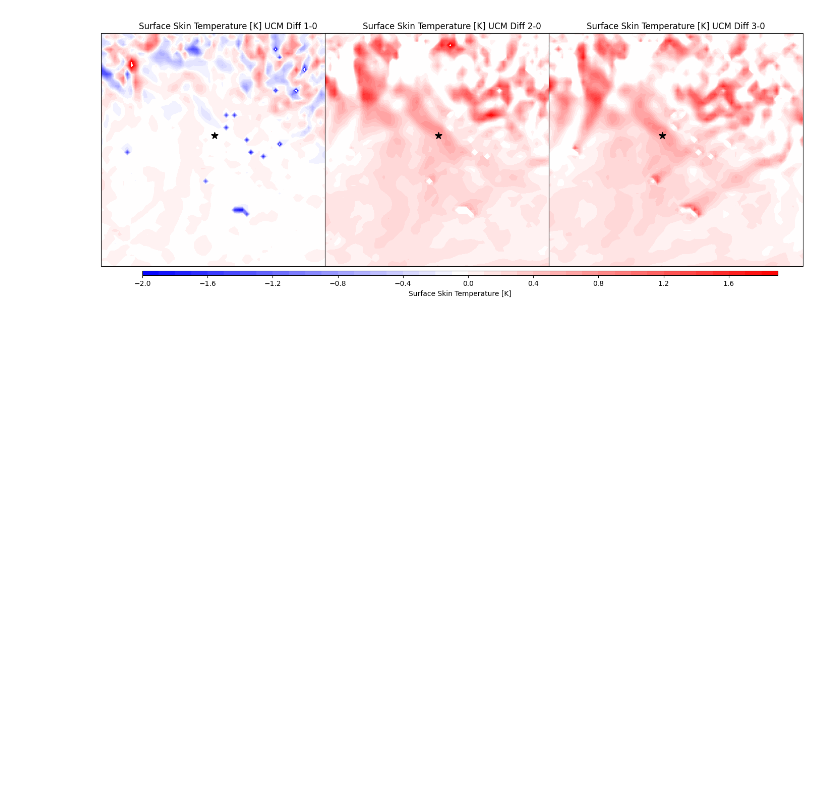
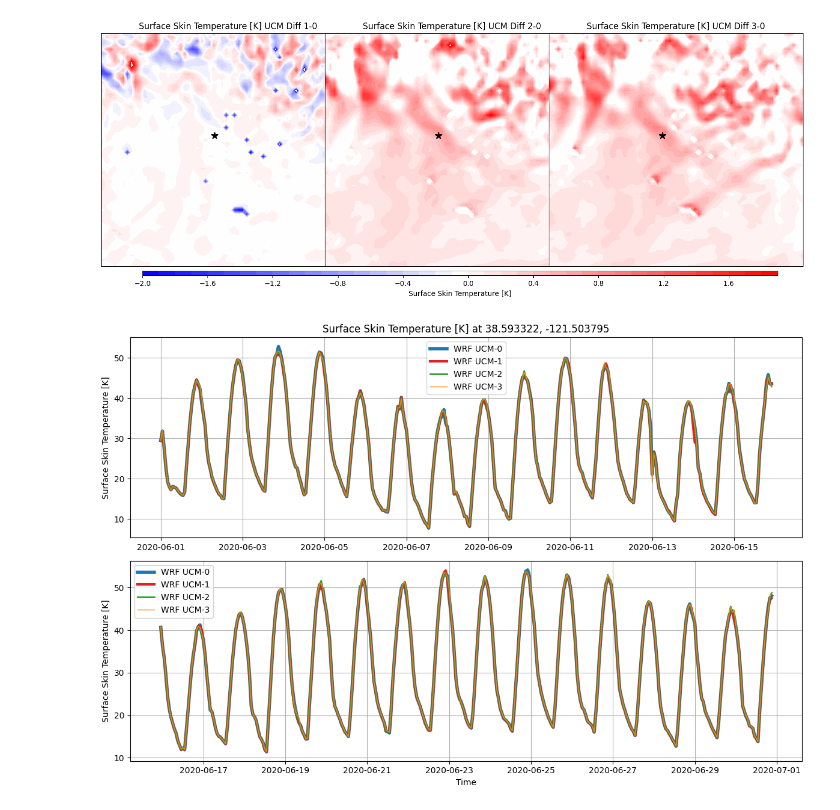
Before and after one commit to wtoslac/LCLUCWRF, a Jupyter notebook: PyWRF/CompareSkinTemperature.ipynb, the cells around one changed output. Drawn from its saved outputs; the diff is of its cells as text; code cells hidden in the pictures; blank space fills up the shorter version.

```diff
--- a/PyWRF/CompareSkinTemperature.ipynb
+++ b/PyWRF/CompareSkinTemperature.ipynb
@@ -225,7 +225,7 @@ file_pattern3 = "wrfout_d01_2020-06-*"
 files3 = sorted(glob(f"{data_path3}/{file_pattern3}"))
 
 # === Use first file to find grid location ===
-sample_ds = Dataset(files3[0])
+sample_ds = Dataset(files0[0])
 xy_loc = ll_to_xy(sample_ds, lat_point, lon_point, as_int=True)
 x_idx, y_idx = int(xy_loc[0]), int(xy_loc[1])
 
@@ -243,38 +243,40 @@ for ifile in range(0,len(files0)):
     Time_all.append(Var_UCM0.Time.values)
 
     Var_UCM1 = getvar(Dataset(files1[ifile]), Var, timeidx=ALL_TIMES)  # May return 2D or 3D
     Var_all_UCM1.extend(to_np([Var_UCM1[y_idx, x_idx] - 273.15]))
 
     Var_UCM2 = getvar(Dataset(files2[ifile]), Var, timeidx=ALL_TIMES)  # May return 2D or 3D
     Var_all_UCM2.extend(to_np([Var_UCM2[y_idx, x_idx] - 273.15]))
 
     Var_UCM3 = getvar(Dataset(files3[ifile]), Var, timeidx=ALL_TIMES)  # May return 2D or 3D
     Var_all_UCM3.extend(to_np([Var_UCM3[y_idx, x_idx] - 273.15]))
 
 #### Setup the figures and axes.
 fig, axs = plt.subplots(2, 1, figsize=(12, 8), sharex=False)
 
 #### Top subplot (first half)
-axs[0].plot(Time_all[0:359], Var_all_UCM0[0:359],linewidth=5, label="2-meter T(°C) WRF UCM-0", color='tab:blue')
-axs[0].plot(Time_all[0:359], Var_all_UCM1[0:359],linewidth=4,  label="2-meter T(°C) WRF UCM-1", color='tab:red')
-axs[0].plot(Time_all[0:359], Var_all_UCM2[0:359],linewidth=3,  label="2-meter T(°C) WRF UCM-2", color='tab:green')
-axs[0].plot(Time_all[0:359], Var_all_UCM3[0:359],linewidth=2,  label="2-meter T(°C) WRF UCM-3", color='tab:orange')
+axs[0].plot(Time_all[0:359], Var_all_UCM0[0:359],linewidth=4, label="WRF UCM-0", color='tab:blue')
+axs[0].plot(Time_all[0:359], Var_all_UCM1[0:359],linewidth=3,  label="WRF UCM-1", color='tab:red')
+axs[0].plot(Time_all[0:359], Var_all_UCM2[0:359],linewidth=2,  label="WRF UCM-2", color='tab:green')
+axs[0].plot(Time_all[0:359], Var_all_UCM3[0:359],linewidth=1,  label="WRF UCM-3", color='tab:orange')
 #axs[0].plot(times[0:359], TempC[0:359], '.k', label="T(°C) EPA Data")
 axs[0].set_ylabel(VarLabel)
 axs[0].set_title(VarLabel +" at 38.593322, -121.503795")
 axs[0].grid(True)
 axs[0].legend()
 
 # Bottom subplot (second half)
-axs[1].plot(Time_all[359:718], Var_all_UCM0[359:718],linewidth=5, label="2-meter T(°C)  WRF UCM-0", color='tab:blue')
-axs[1].plot(Time_all[359:718], Var_all_UCM1[359:718],linewidth=4, label="2-meter T(°C)  WRF UCM-1", color='tab:red')
-axs[1].plot(Time_all[359:718], Var_all_UCM2[359:718],linewidth=3, label="2-meter T(°C)  WRF UCM-2", color='tab:green')
-axs[1].plot(Time_all[359:718], Var_all_UCM3[359:718],linewidth=2, label="2-meter T(°C)  WRF UCM-3", color='tab:orange')
+axs[1].plot(Time_all[359:718], Var_all_UCM0[359:718],linewidth=4, label="WRF UCM-0", color='tab:blue')
+axs[1].plot(Time_all[359:718], Var_all_UCM1[359:718],linewidth=3, label="WRF UCM-1", color='tab:red')
+axs[1].plot(Time_all[359:718], Var_all_UCM2[359:718],linewidth=2, label="WRF UCM-2", color='tab:green')
+axs[1].plot(Time_all[359:718], Var_all_UCM3[359:718],linewidth=1, label="WRF UCM-3", color='tab:orange')
 #axs[1].plot(times[359:718], TempC[359:718], '.k', label="T(°C) EPA Data")
 axs[1].set_xlabel("Time")
 axs[1].set_ylabel(VarLabel)
 axs[1].grid(True)
 axs[1].legend()
 
 plt.tight_layout()
 plt.show()
+# %% [output]
+[figure, added]
```
